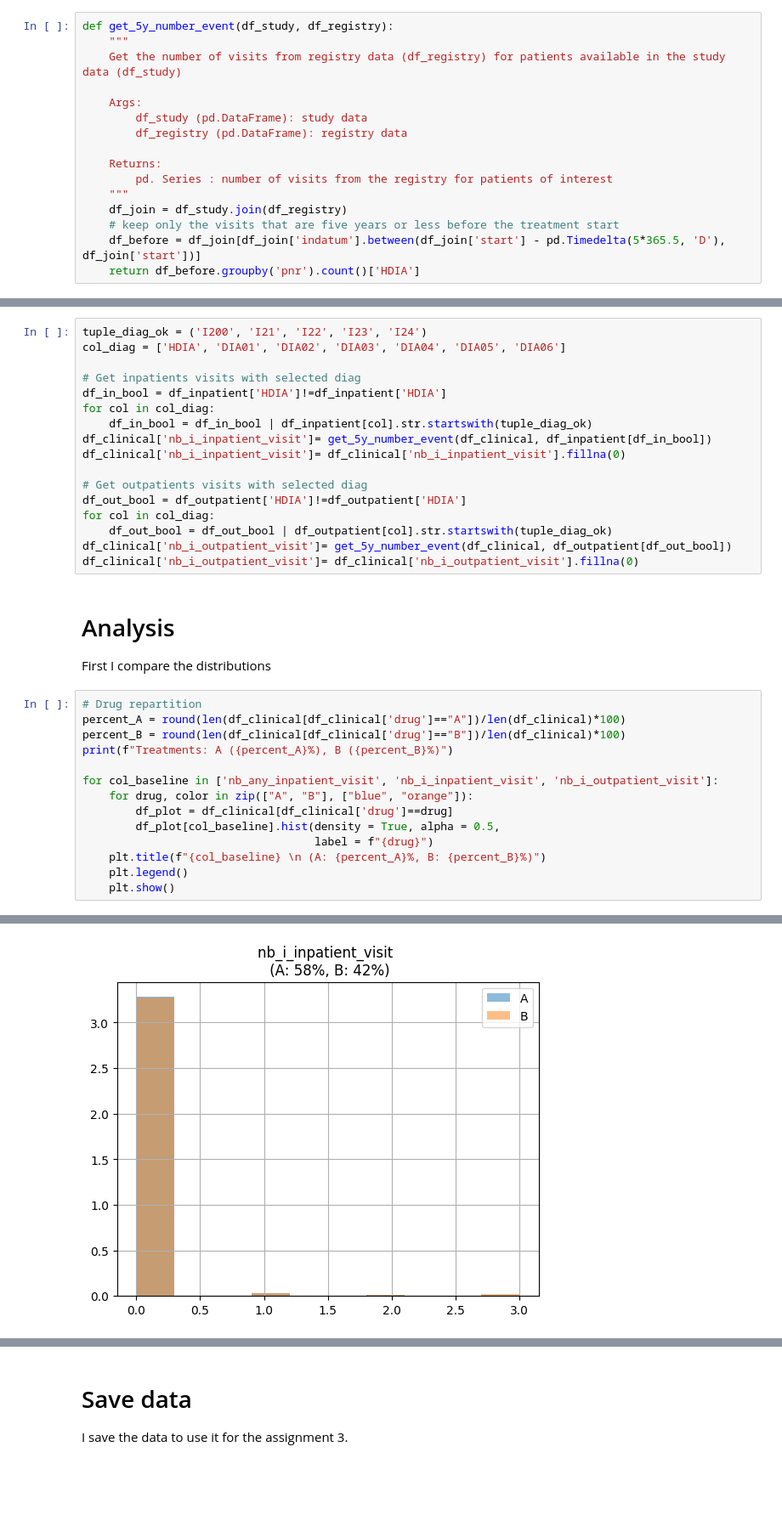
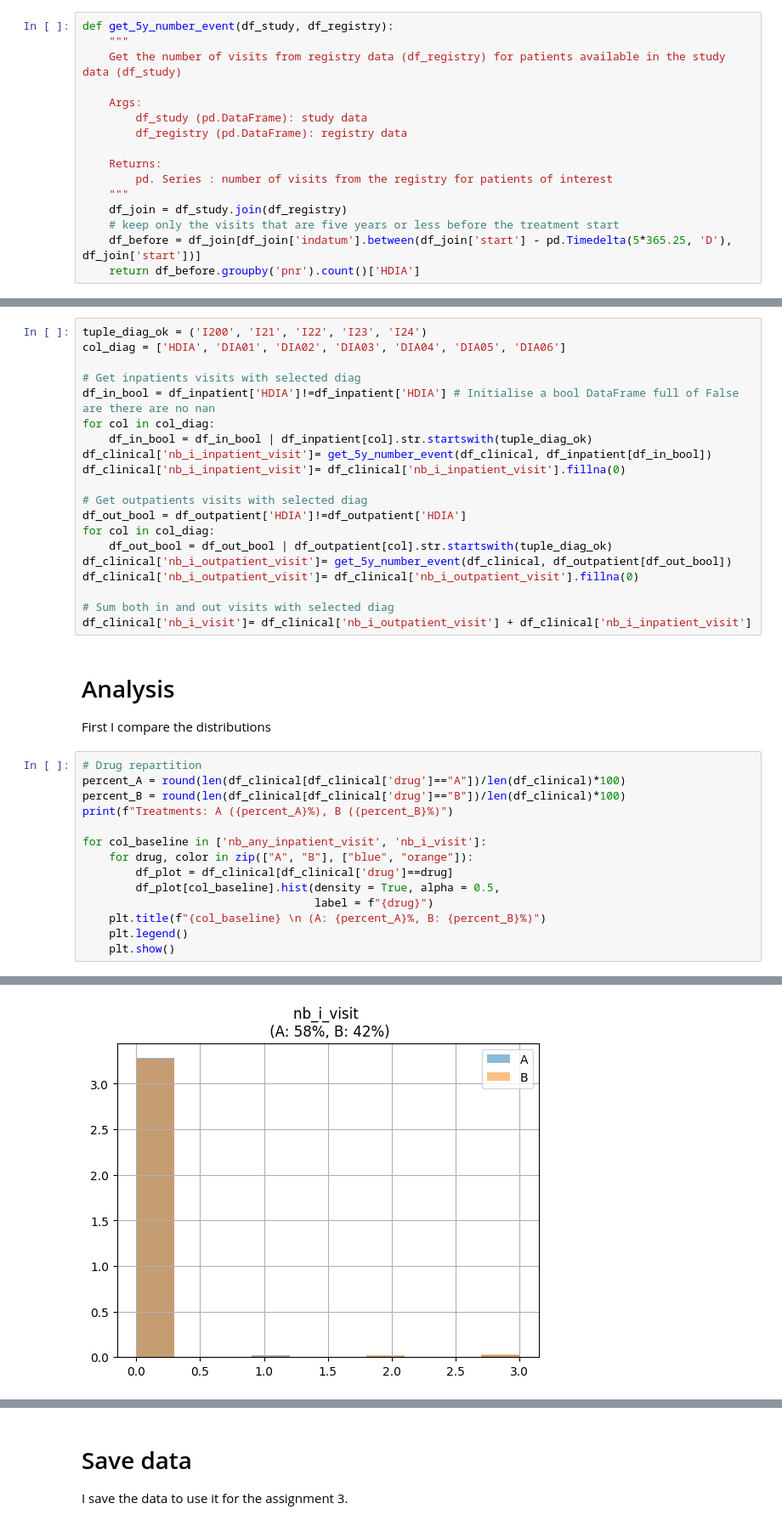
Before and after one commit to JulietteOrtholand/registery_data_test, a Jupyter notebook: assignment_2.ipynb, the cells around one changed output, grey strips where cells are left out. Shown: that part at 85% size. Cells and saved outputs as stored; diff of their text form; blank space fills up the shorter version.

```diff
--- a/assignment_2.ipynb
+++ b/assignment_2.ipynb
@@ -38,7 +38,7 @@ def get_5y_number_event(df_study, df_registry):
     """
     df_join = df_study.join(df_registry)
     # keep only the visits that are five years or less before the treatment start
-    df_before = df_join[df_join['indatum'].between(df_join['start'] - pd.Timedelta(5*365.5, 'D'), df_join['start'])]
+    df_before = df_join[df_join['indatum'].between(df_join['start'] - pd.Timedelta(5*365.25, 'D'), df_join['start'])]
     return df_before.groupby('pnr').count()['HDIA']
 # %%
 # Get all inpatient visits for studied patients
@@ -49,7 +49,7 @@ tuple_diag_ok = ('I200', 'I21', 'I22', 'I23', 'I24')
 col_diag = ['HDIA', 'DIA01', 'DIA02', 'DIA03', 'DIA04', 'DIA05', 'DIA06']
 
 # Get inpatients visits with selected diag
-df_in_bool = df_inpatient['HDIA']!=df_inpatient['HDIA']
+df_in_bool = df_inpatient['HDIA']!=df_inpatient['HDIA'] # Initialise a bool DataFrame full of False are there are no nan
 for col in col_diag:
     df_in_bool = df_in_bool | df_inpatient[col].str.startswith(tuple_diag_ok)
 df_clinical['nb_i_inpatient_visit']= get_5y_number_event(df_clinical, df_inpatient[df_in_bool])
@@ -61,6 +61,9 @@ for col in col_diag:
     df_out_bool = df_out_bool | df_outpatient[col].str.startswith(tuple_diag_ok)
 df_clinical['nb_i_outpatient_visit']= get_5y_number_event(df_clinical, df_outpatient[df_out_bool])
 df_clinical['nb_i_outpatient_visit']= df_clinical['nb_i_outpatient_visit'].fillna(0)
+
+# Sum both in and out visits with selected diag
+df_clinical['nb_i_visit']= df_clinical['nb_i_outpatient_visit'] + df_clinical['nb_i_inpatient_visit']
 # %% [markdown]
 # Analysis
 
@@ -68,18 +71,18 @@ First I compare the distributions
 # %%
 # Drug repartition
 percent_A = round(len(df_clinical[df_clinical['drug']=="A"])/len(df_clinical)*100)
 percent_B = round(len(df_clinical[df_clinical['drug']=="B"])/len(df_clinical)*100)
 print(f"Treatments: A ({percent_A}%), B ({percent_B}%)")
 
-for col_baseline in ['nb_any_inpatient_visit', 'nb_i_inpatient_visit', 'nb_i_outpatient_visit']:
+for col_baseline in ['nb_any_inpatient_visit', 'nb_i_visit']:
     for drug, color in zip(["A", "B"], ["blue", "orange"]):
         df_plot = df_clinical[df_clinical['drug']==drug]
         df_plot[col_baseline].hist(density = True, alpha = 0.5,
                                    label = f"{drug}")
     plt.title(f"{col_baseline} \n (A: {percent_A}%, B: {percent_B}%)")
     plt.legend()
     plt.show()
 # %% [output]
 Treatments: A (58%), B (42%)
 [figure]
-[figure, old version]
+[figure, new version]
```
Also changed, not shown: parts of 6 cells of this notebook, 3 other files.
